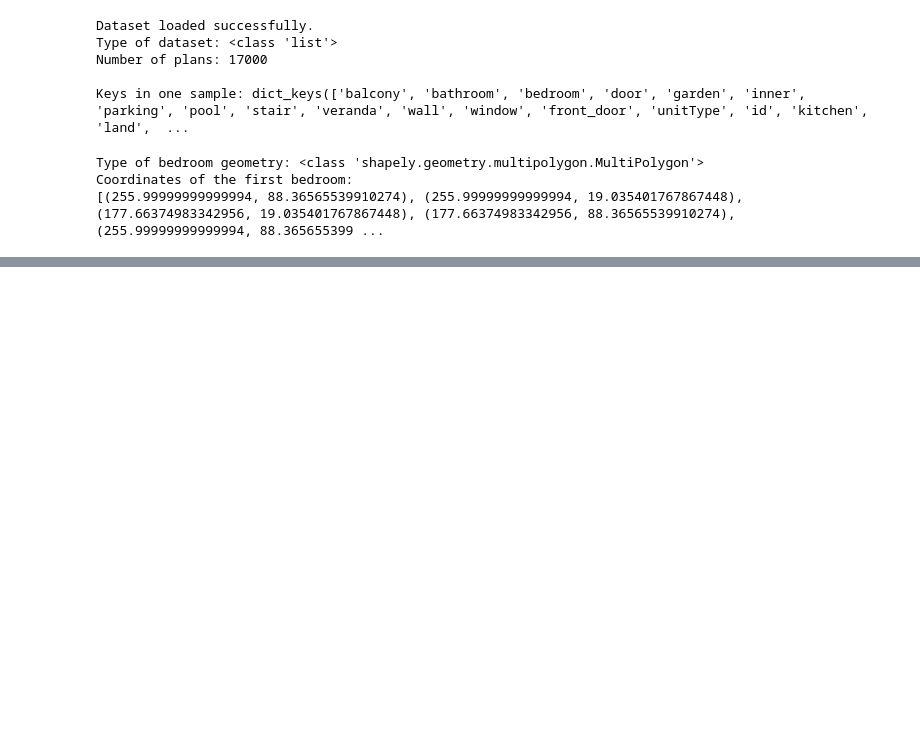
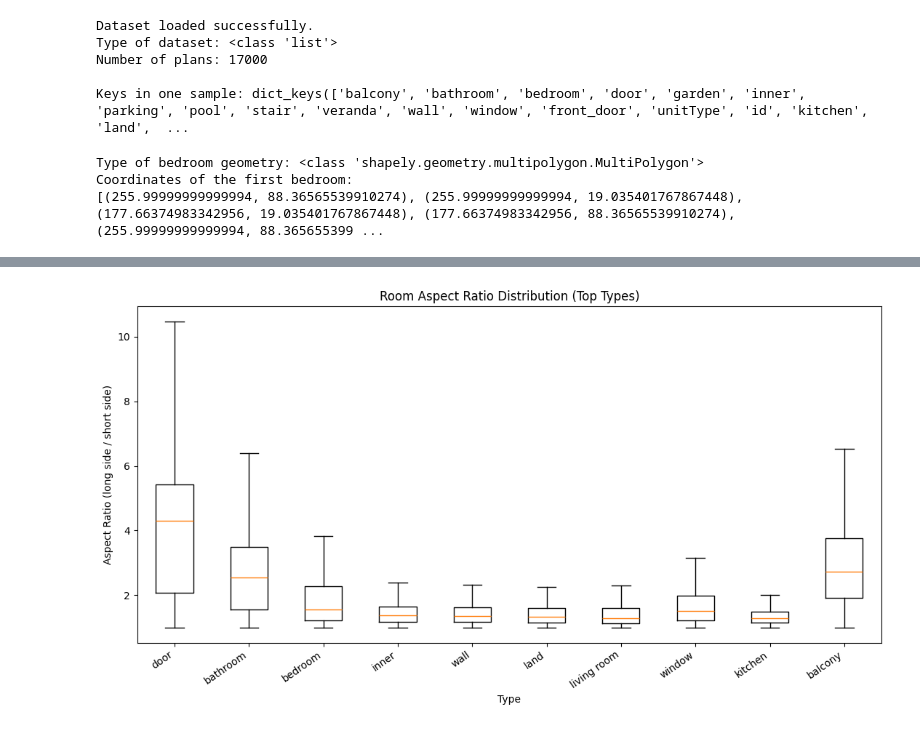
Before and after one commit to Rexalguy/AI-Architectural-project, a Jupyter notebook: data_preprocessing.ipynb, the cells around one changed output, grey strips where cells are left out. Cells and saved outputs as stored; diff of their text form; code cells hidden in the pictures; blank space fills up the shorter version.

```diff
--- a/data_preprocessing.ipynb
+++ b/data_preprocessing.ipynb
@@ -210,0 +401,23 @@ ModuleNotFoundError: No module named 'torch_geometric'
+# %%
+# 3) Room aspect ratio distribution by type
+
+top_types = metrics_df["room_type"].value_counts().head(10).index.tolist()
+ratio_data = []
+ratio_labels = []
+
+for room_t in top_types:
+    vals = metrics_df.loc[metrics_df["room_type"] == room_t, "aspect_ratio"].dropna().values
+    if len(vals) > 0:
+        ratio_data.append(vals)
+        ratio_labels.append(room_t)
+
+plt.figure(figsize=(11, 6))
+plt.boxplot(ratio_data, tick_labels=ratio_labels, showfliers=False)
+plt.title("Room Aspect Ratio Distribution (Top Types)")
+plt.xlabel("Type")
+plt.ylabel("Aspect Ratio (long side / short side)")
+plt.xticks(rotation=35, ha="right")
+plt.tight_layout()
+plt.show()
+# %% [output]
+[figure, added]
```
Also changed, not shown: parts of 12 cells of this notebook.
